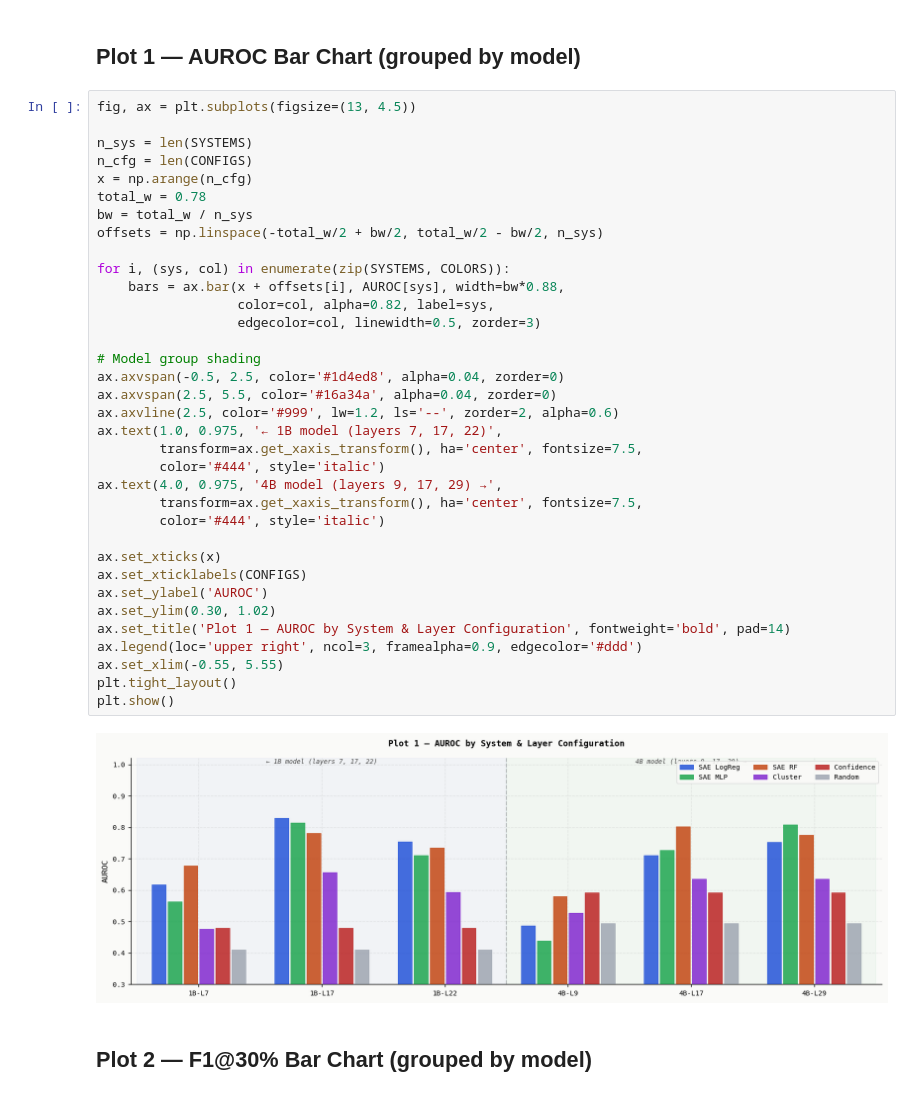
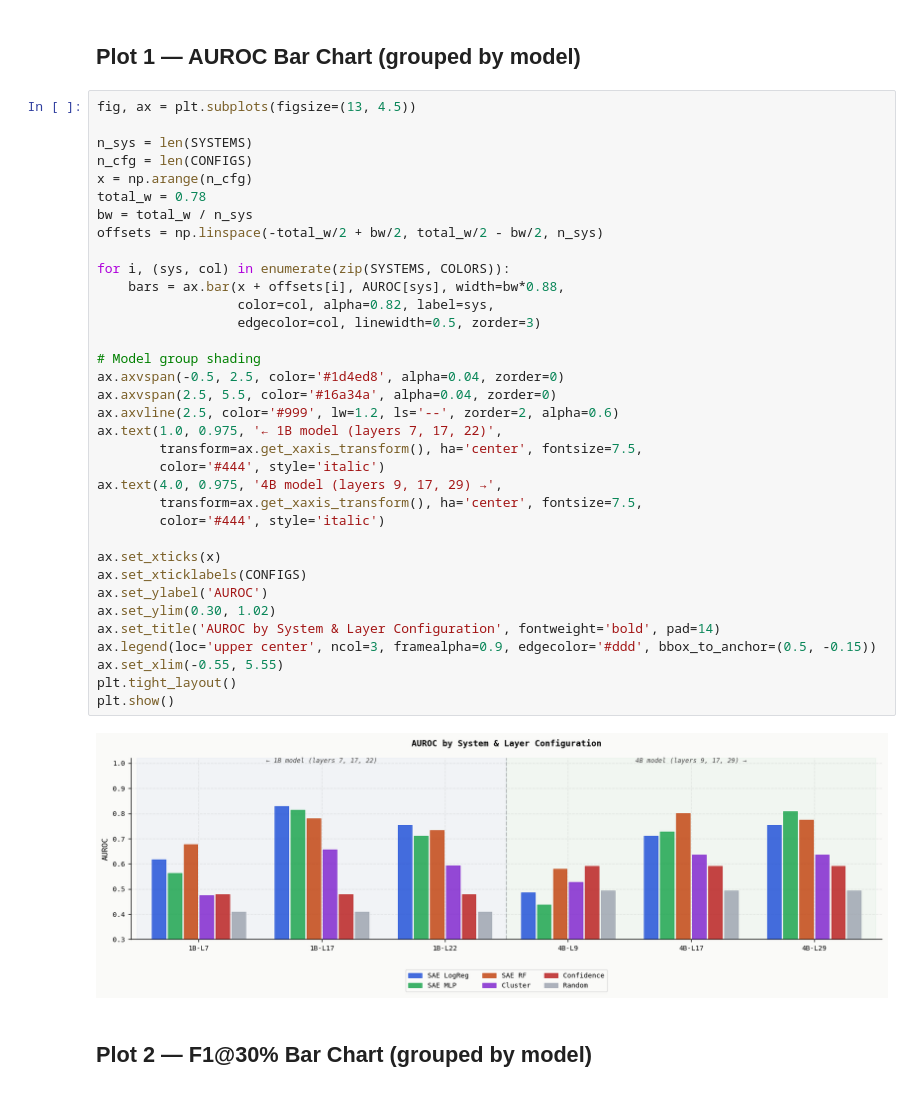
Before and after one commit to Neeni2604/Automated-Deferral-With-Interpretability, a Jupyter notebook: sae_deferral_plots.ipynb, the cells around one changed output. Saved outputs shown, nothing was run; the diff lists cells and outputs as text.

```diff
--- a/sae_deferral_plots.ipynb
+++ b/sae_deferral_plots.ipynb
@@ -125,36 +125,36 @@ n_sys = len(SYSTEMS)
 n_cfg = len(CONFIGS)
 x = np.arange(n_cfg)
 total_w = 0.78
 bw = total_w / n_sys
 offsets = np.linspace(-total_w/2 + bw/2, total_w/2 - bw/2, n_sys)
 
 for i, (sys, col) in enumerate(zip(SYSTEMS, COLORS)):
     bars = ax.bar(x + offsets[i], AUROC[sys], width=bw*0.88,
                   color=col, alpha=0.82, label=sys,
                   edgecolor=col, linewidth=0.5, zorder=3)
 
 # Model group shading
 ax.axvspan(-0.5, 2.5, color='#1d4ed8', alpha=0.04, zorder=0)
 ax.axvspan(2.5, 5.5, color='#16a34a', alpha=0.04, zorder=0)
 ax.axvline(2.5, color='#999', lw=1.2, ls='--', zorder=2, alpha=0.6)
 ax.text(1.0, 0.975, '← 1B model (layers 7, 17, 22)',
         transform=ax.get_xaxis_transform(), ha='center', fontsize=7.5,
         color='#444', style='italic')
 ax.text(4.0, 0.975, '4B model (layers 9, 17, 29) →',
         transform=ax.get_xaxis_transform(), ha='center', fontsize=7.5,
         color='#444', style='italic')
 
 ax.set_xticks(x)
 ax.set_xticklabels(CONFIGS)
 ax.set_ylabel('AUROC')
 ax.set_ylim(0.30, 1.02)
-ax.set_title('Plot 1 — AUROC by System & Layer Configuration', fontweight='bold', pad=14)
-ax.legend(loc='upper right', ncol=3, framealpha=0.9, edgecolor='#ddd')
+ax.set_title('AUROC by System & Layer Configuration', fontweight='bold', pad=14)
+ax.legend(loc='upper center', ncol=3, framealpha=0.9, edgecolor='#ddd', bbox_to_anchor=(0.5, -0.15))
 ax.set_xlim(-0.55, 5.55)
 plt.tight_layout()
 plt.show()
 # %% [output]
-[figure, old version]
+[figure, new version]
 # %% [markdown]
 ## Plot 2 — F1@30% Bar Chart (grouped by model)
 # %%
```
Also changed, not shown: parts of 7 cells of this notebook.
